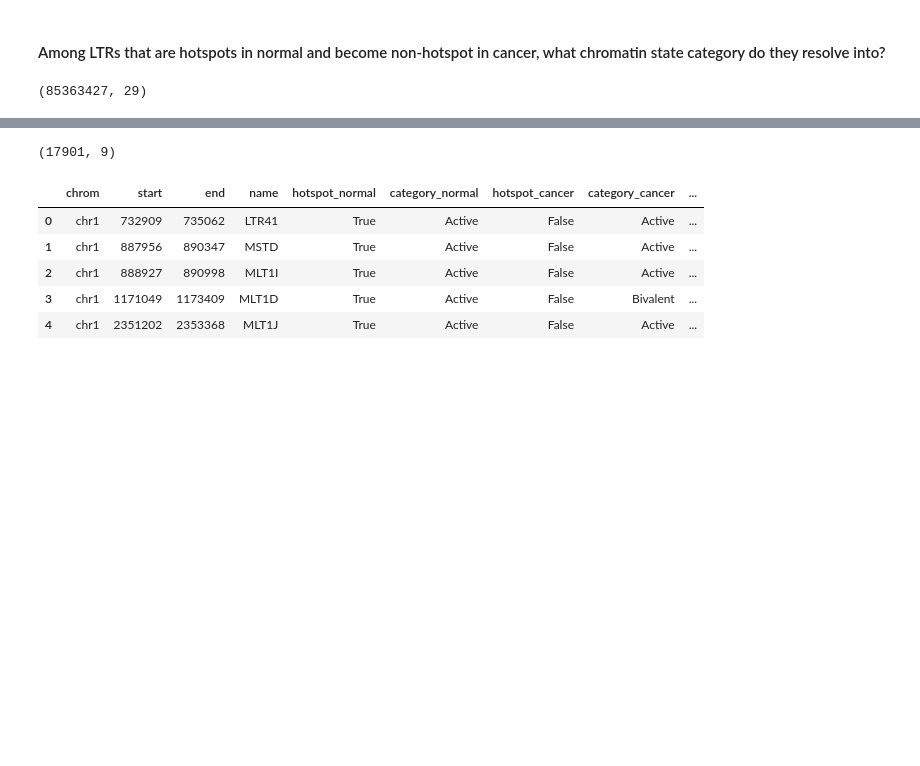
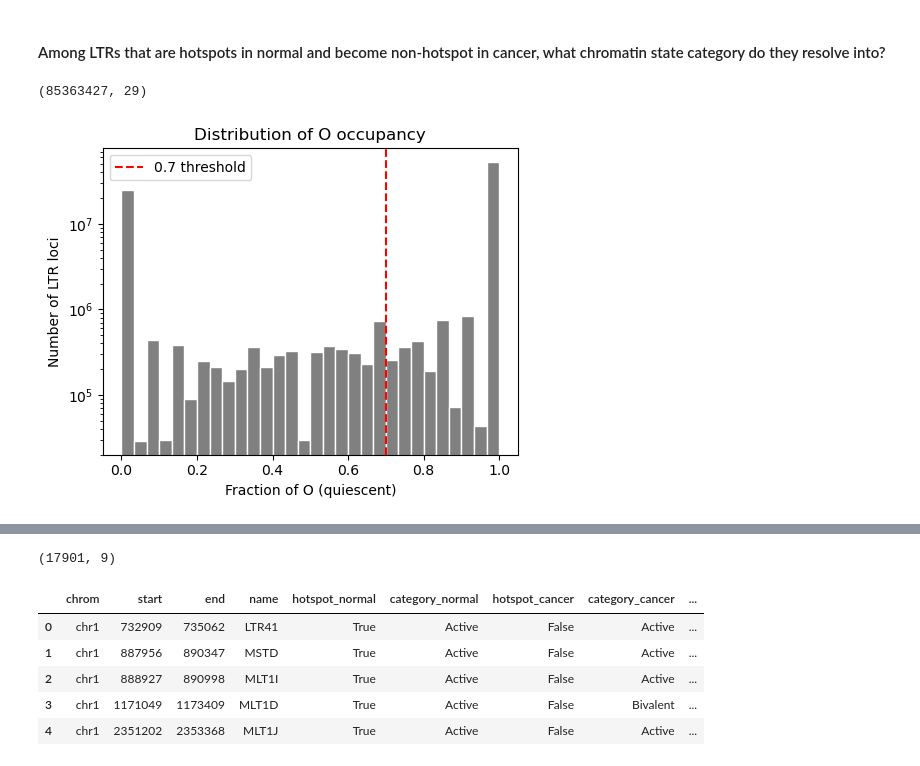
Before and after one commit to caocao0525/HERV, a Jupyter notebook: herv_all_hotspot_analysis.ipynb, the cells around one changed output, grey strips where cells are left out. Drawn from its saved outputs; the diff is of its cells as text; code cells hidden in the pictures; blank space fills up the shorter version.

```diff
--- a/herv_all_hotspot_analysis.ipynb
+++ b/herv_all_hotspot_analysis.ipynb
@@ -436,3 +436,22 @@ print(df.shape)
 (85363427, 29)
 # %%
 df["is_hotspot"] = df["n_transitions"] >= 4
+# %%
+# overall distribution of O ratio
+
+import matplotlib.pyplot as plt
+
+plt.figure(figsize=(5,4))
+
+plt.hist(df["O_ratio"], bins=30, color="gray", edgecolor="white", log=True)
+plt.axvline(0.7, color="red", linestyle="--", label="0.7 threshold")
+
+plt.xlabel("Fraction of O (quiescent)")
+plt.ylabel("Number of LTR loci")
+plt.title("Distribution of O occupancy")
+
+plt.legend()
+plt.tight_layout()
+plt.show()
+# %% [output]
+[figure, added]
```
Also changed, not shown: parts of 11 cells of this notebook.
